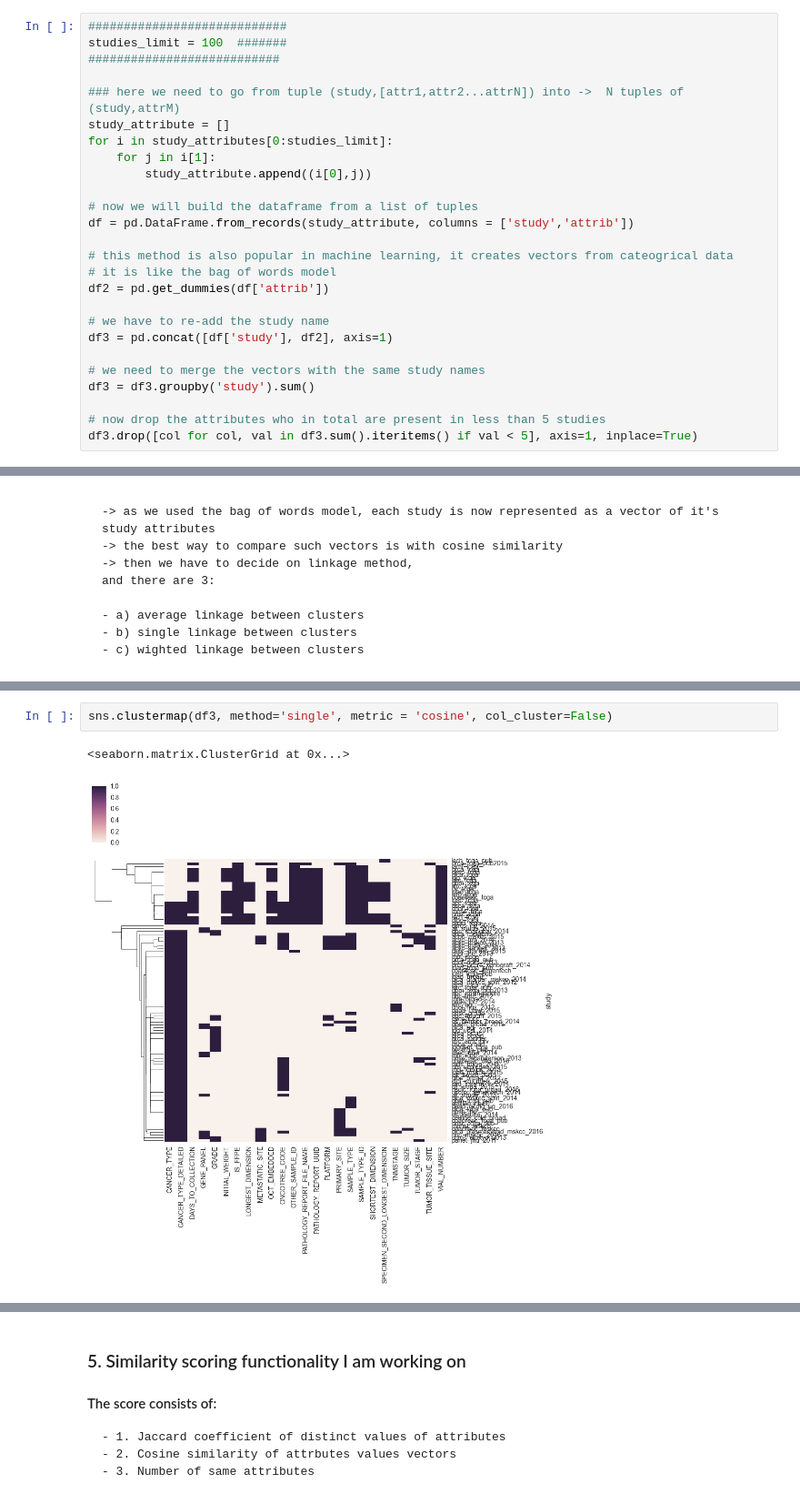
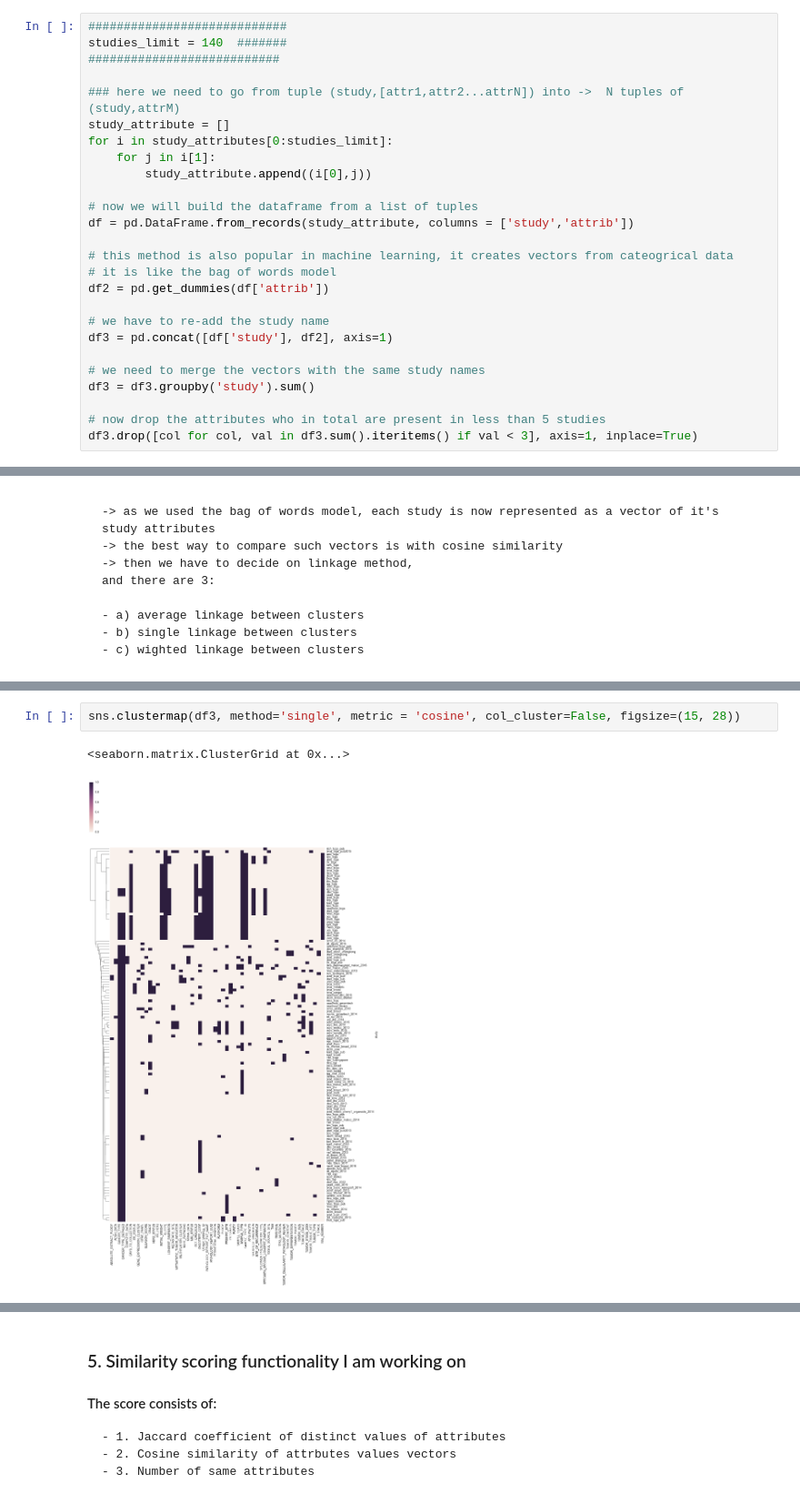
Before and after one commit to dorianbg/cBioPortal-advanced-data-analysis, a Jupyter notebook: cBioPortal_Data_Analysis.ipynb, the cells around one changed output, grey strips where cells are left out. Shown at 91% size. Saved outputs shown, nothing was run; the diff lists cells and outputs as text.

```diff
--- a/cBioPortal_Data_Analysis.ipynb
+++ b/cBioPortal_Data_Analysis.ipynb
@@ -78,7 +102,7 @@ acbc_mskcc_2015 acc_tcga acyc_fmi_2014 acyc_mda_2015 acyc_mskcc_2013 acyc_sanger
 #### 3.2 Some data wrangling
 # %%
 ############################
-studies_limit = 100  #######
+studies_limit = 140  #######
 ###########################
 
 ### here we need to go from tuple (study,[attr1,attr2...attrN]) into ->  N tuples of (study,attrM)
@@ -101,7 +125,7 @@ df3 = pd.concat([df['study'], df2], axis=1)
 df3 = df3.groupby('study').sum()
 
 # now drop the attributes who in total are present in less than 5 studies
-df3.drop([col for col, val in df3.sum().iteritems() if val < 5], axis=1, inplace=True)
+df3.drop([col for col, val in df3.sum().iteritems() if val < 3], axis=1, inplace=True)
 # %% [markdown]
 ### 4. Clustering
     -> as we used the bag of words model, each study is now represented as a vector of it's study attributes
@@ -120,6 +144,6 @@ sns.clustermap(df3, method='average', metric = 'cosine', col_cluster=False)
 # %%
-sns.clustermap(df3, method='single', metric = 'cosine', col_cluster=False)
+sns.clustermap(df3, method='single', metric = 'cosine', col_cluster=False, figsize=(15, 28))
 # %% [output]
 <seaborn.matrix.ClusterGrid at 0x...>
-[figure, old version]
+[figure, new version]
 # %%
```
Also changed, not shown: parts of 4 cells of this notebook.
